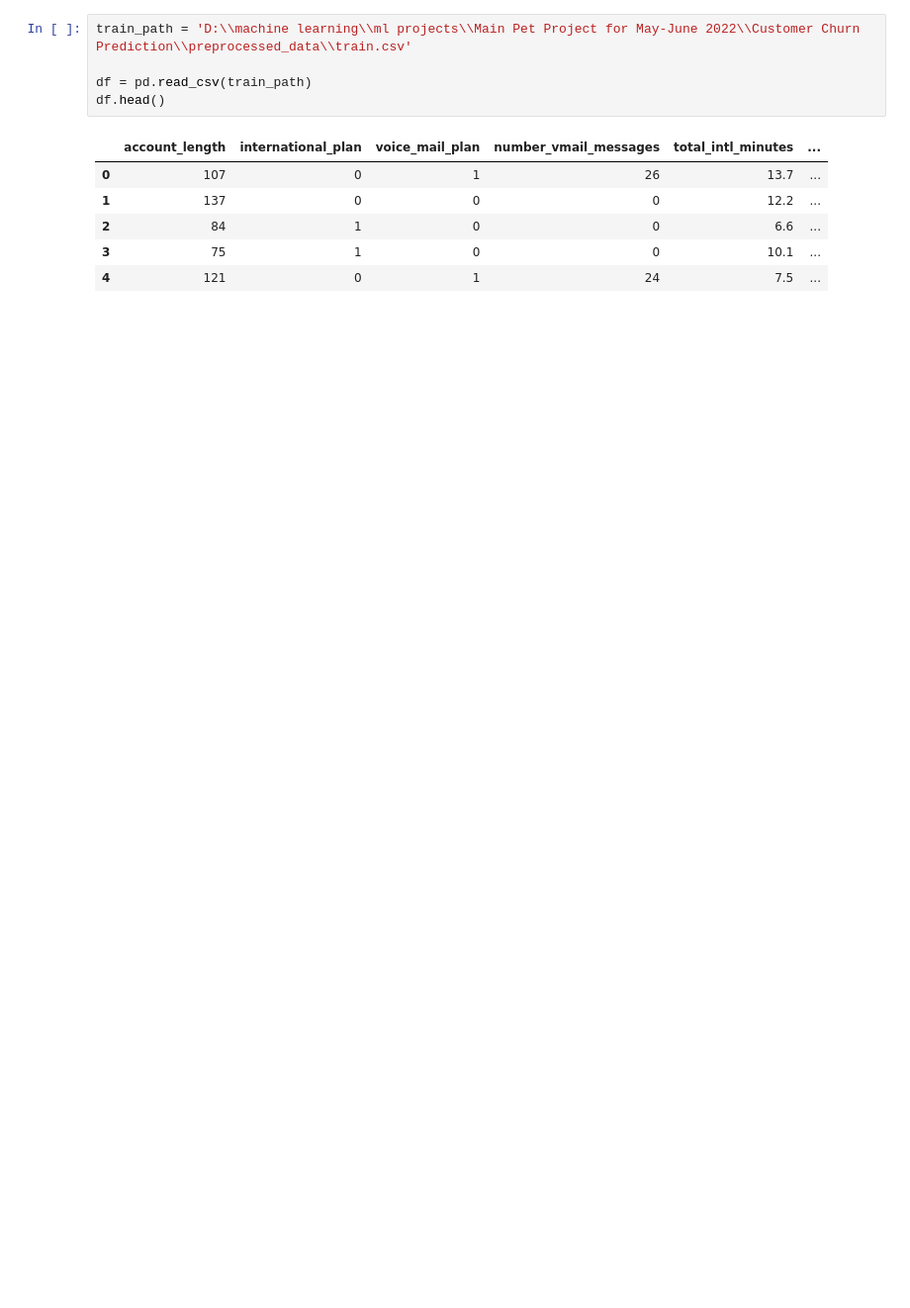
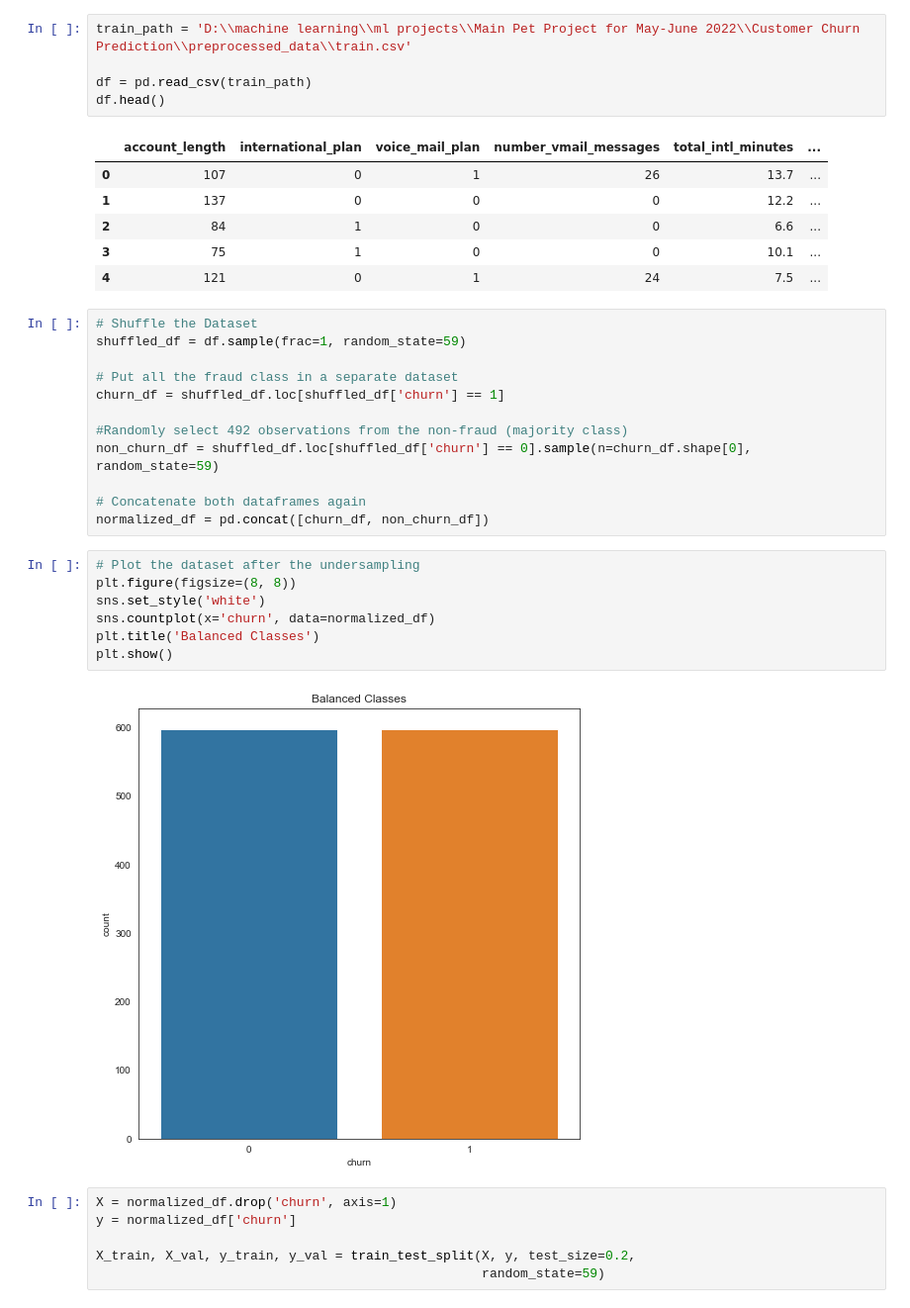
Before and after one commit to TayJen/Customer-Churn-Prediction, a Jupyter notebook: clustering approach (the first one)/kmeans+svm+undersample.ipynb, the cells around one changed output. Shown at 99% size. Drawn from its saved outputs; the diff is of its cells as text; blank space fills up the shorter version.

```diff
--- a/clustering approach (the first one)/kmeans+svm+undersample.ipynb
+++ b/clustering approach (the first one)/kmeans+svm+undersample.ipynb
@@ -29,3 +30,30 @@ df.head()
 | 2 | 84 | 1 | 0 | 0 | 6.6 | ... |
 | 3 | 75 | 1 | 0 | 0 | 10.1 | ... |
 | 4 | 121 | 0 | 1 | 24 | 7.5 | ... |
+# %%
+# Shuffle the Dataset
+shuffled_df = df.sample(frac=1, random_state=59)
+
+# Put all the fraud class in a separate dataset
+churn_df = shuffled_df.loc[shuffled_df['churn'] == 1]
+
+#Randomly select 492 observations from the non-fraud (majority class)
+non_churn_df = shuffled_df.loc[shuffled_df['churn'] == 0].sample(n=churn_df.shape[0], random_state=59)
+
+# Concatenate both dataframes again
+normalized_df = pd.concat([churn_df, non_churn_df])
+# %%
+# Plot the dataset after the undersampling
+plt.figure(figsize=(8, 8))
+sns.set_style('white')
+sns.countplot(x='churn', data=normalized_df)
+plt.title('Balanced Classes')
+plt.show()
+# %% [output]
+[figure, added]
+# %%
+X = normalized_df.drop('churn', axis=1)
+y = normalized_df['churn']
+
+X_train, X_val, y_train, y_val = train_test_split(X, y, test_size=0.2,
+                                                  random_state=59)
```
Also changed, not shown: parts of 9 cells of this notebook, 2 other files.
